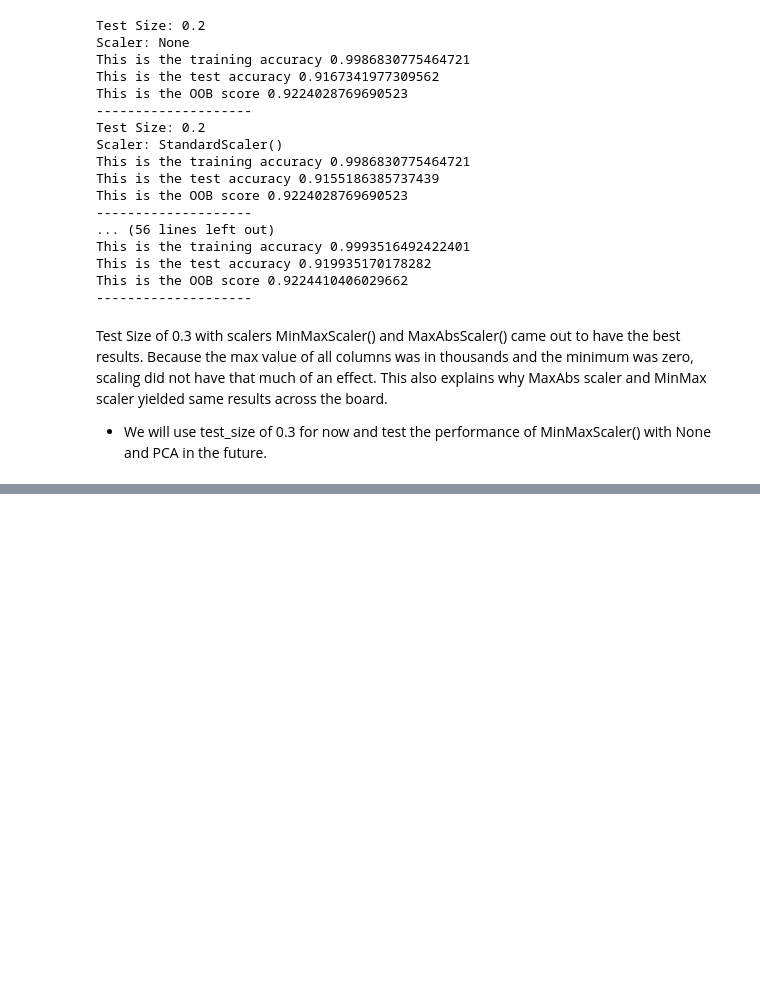
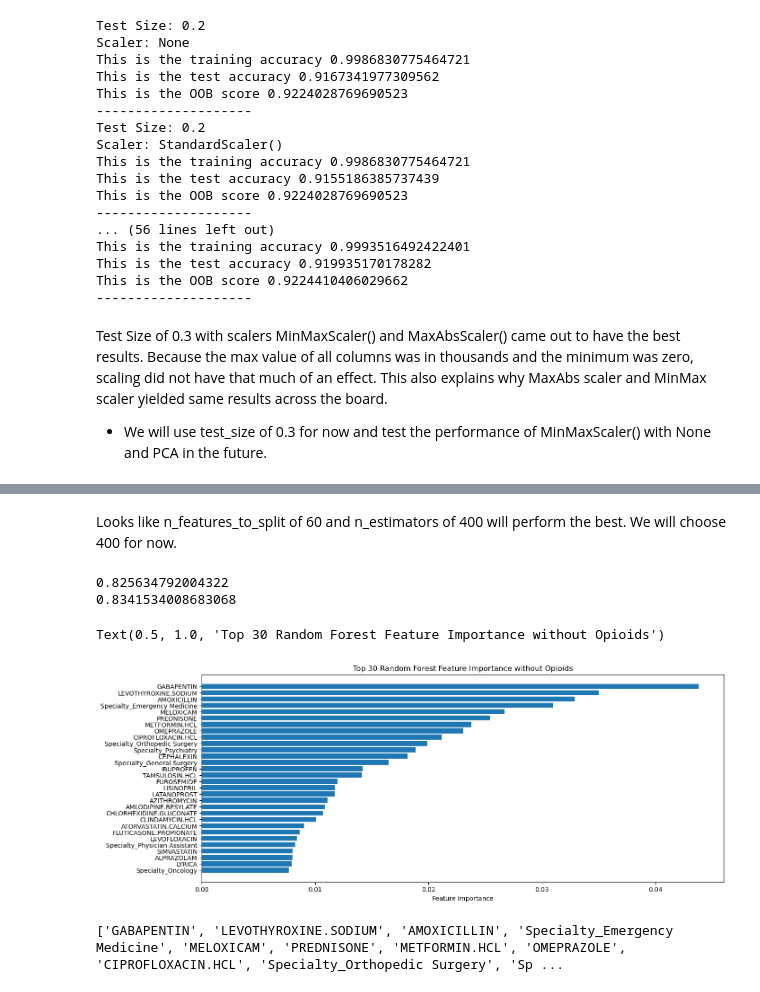
Before and after one commit to djeong95/Opioids-Prescription-Pattern-Analysis, a Jupyter notebook: Modeling.ipynb, the cells around one changed output, grey strips where cells are left out. Drawn from its saved outputs; the diff is of its cells as text; code cells hidden in the pictures; blank space fills up the shorter version.

Commit message:
Correct grammatical errors and create data table

```diff
--- a/Modeling.ipynb
+++ b/Modeling.ipynb
@@ -766,0 +305,42 @@ np.logspace(-3,2,6)
+# %% [markdown]
+Looks like n_features_to_split of 60 and n_estimators of 400 will perform the best. We will choose 400 for now.
+# %%
+# perform feature selection with optimized random forest to see which variables are important
+# Remove opioids from this particular dataset and see varimp
+opioids_to_remove = list(set(opioids['Drug Name']) & set(df.columns.tolist()))
+X_varimp = df.copy()
+X_varimp = X_varimp[X_varimp.columns.difference(opioids_to_remove)]
+X_varimp = X_varimp.drop(['Opioid.Prescriber'], axis = 1)
+Y_varimp = df['Opioid.Prescriber']
+
+X_train_imp, X_test_imp, Y_train, Y_test = train_test_split(X_varimp, Y_varimp, test_size=0.3, random_state=42)
+X_train_scaled_imp = MinMaxScaler().fit_transform(X_train_imp)
+X_test_scaled_imp = MinMaxScaler().fit_transform(X_test_imp)
+X_train_scaled = pd.DataFrame(X_train_scaled_imp, columns = X_varimp.columns)
+X_test_scaled = pd.DataFrame(X_test_scaled_imp, columns = X_varimp.columns)
+# %%
+clf_rf = RandomForestClassifier(n_estimators = 400, max_features=60,random_state = 42,oob_score=True, n_jobs = -1)
+clf_rf = clf_rf.fit(X_train_scaled_imp,Y_train)
+rf_accuracy = clf_rf.score(X_test_scaled_imp,Y_test)
+print(rf_accuracy)
+print(clf_rf.oob_score_)
+sort = clf_rf.feature_importances_.argsort()[-30:]
+descending_order = list(X_varimp.columns[sort][::-1])
+
+print()
+
+fig, ax = plt.subplots()
+fig.set_size_inches( 15, 6)
+plt.barh(X_varimp.columns[sort], clf_rf.feature_importances_[sort])
+plt.xlabel("Feature Importance")
+plt.title('Top 30 Random Forest Feature Importance without Opioids')
+# %% [output]
+0.825634792004322
+0.8341534008683068
+Text(0.5, 1.0, 'Top 30 Random Forest Feature Importance without Opioids')
+[figure, added]
+# %%
+RF_top30 = list(X_varimp.columns[sort][::-1])
+print(RF_top30)
+# %% [output]
+['GABAPENTIN', 'LEVOTHYROXINE.SODIUM', 'AMOXICILLIN', 'Specialty_Emergency Medicine', 'MELOXICAM', 'PREDNISONE', 'METFORMIN.HCL', 'OMEPRAZOLE', 'CIPROFLOXACIN.HCL', 'Specialty_Orthopedic Surgery', 'Sp ...
```
Also changed, not shown: parts of 110 cells of this notebook.
